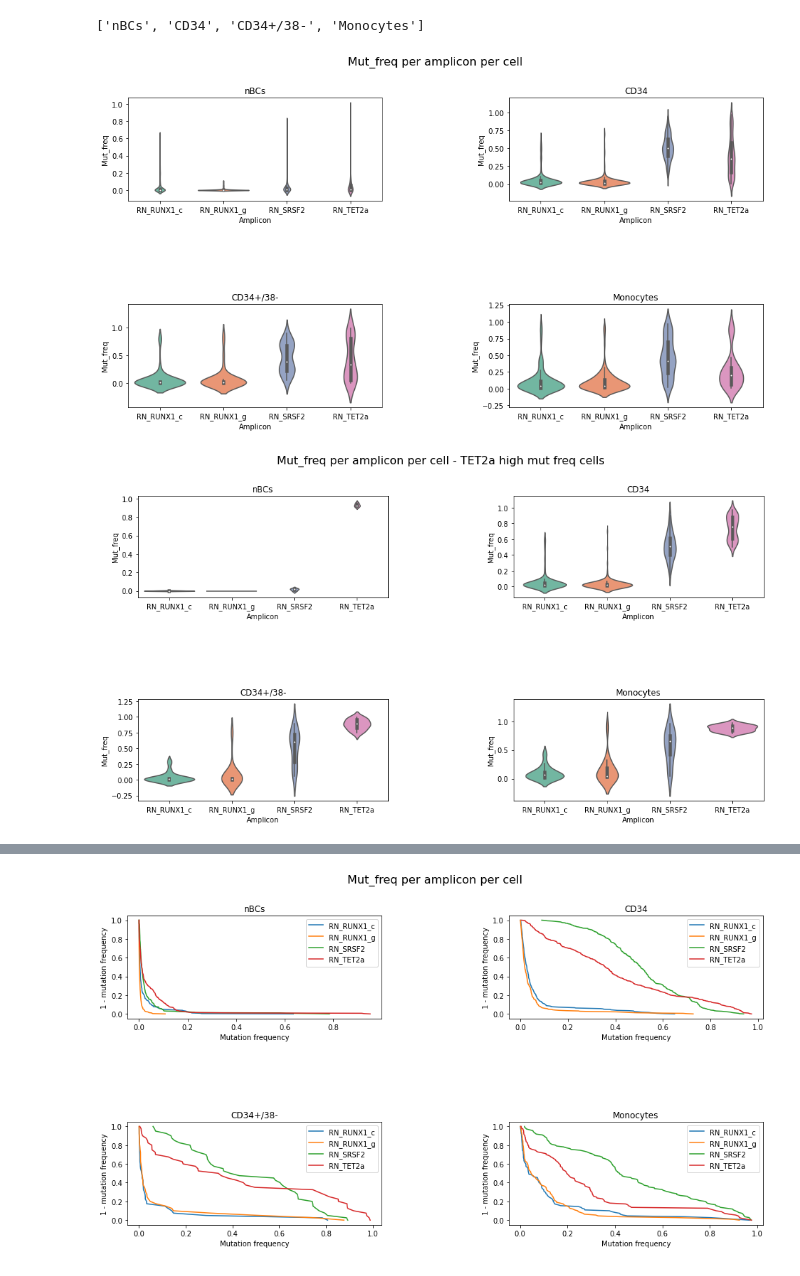
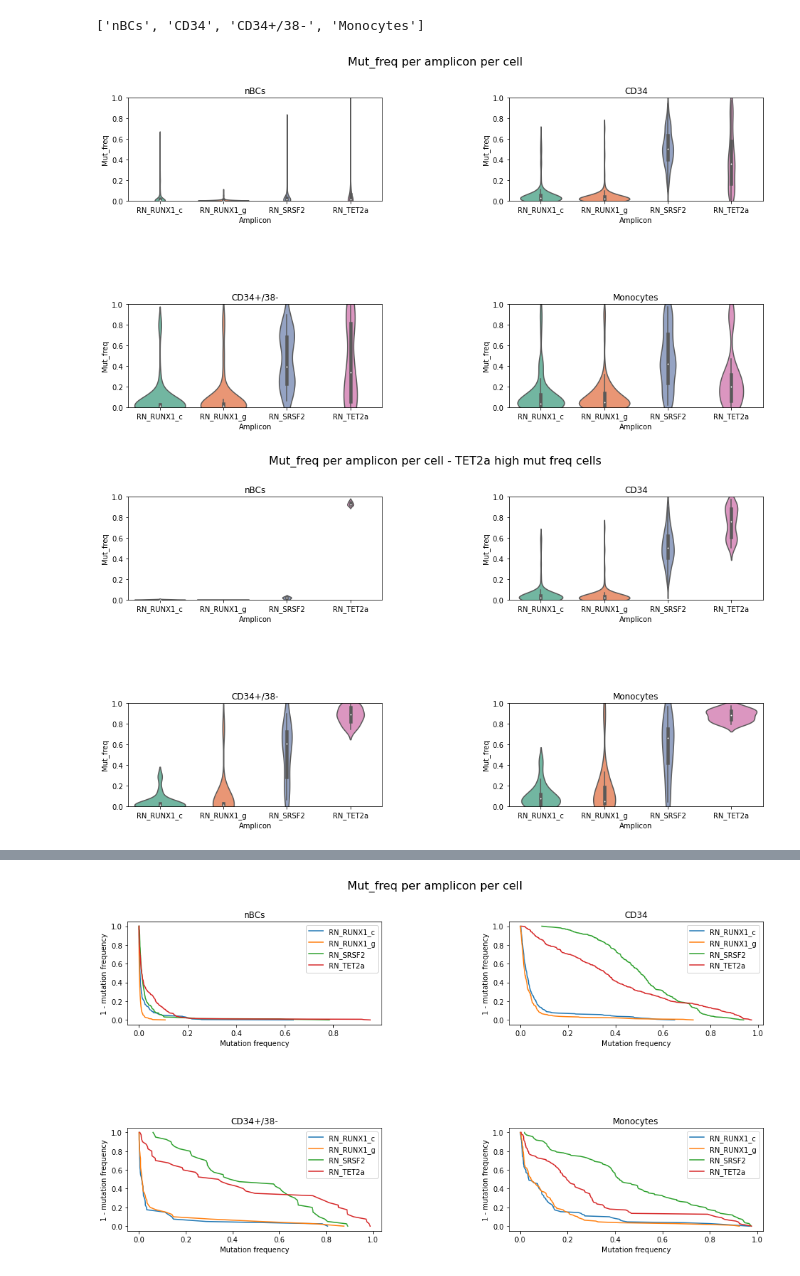
Before and after one commit to AnnatinaSchnegg/AS_amplicons, a Jupyter notebook: Code/Read and amplicon summaries.ipynb, the cells around one changed output, grey strips where cells are left out. Cells and saved outputs as stored; diff of their text form; code cells hidden in the pictures.

```diff
--- a/Code/Read and amplicon summaries.ipynb
+++ b/Code/Read and amplicon summaries.ipynb
@@ -412,13 +412,14 @@ for cell in celltypes:
     count = count + 1
     ax[count] = sns.violinplot(x='Amplicon', y='Mut_freq', data=test5.loc[test5['Cell_type'].isin([cell])], ax = ax[count], palette = 'Set2')
     ax[count].set_title(str(cell))
+    ax[count].set_ylim(0,1)
 
 fig.suptitle('Mut_freq per amplicon per cell', fontsize=16)
 fig.savefig('../Results/Geno_counts/All_mut_freq_per_amplicon.png',dpi=600)
 
 #plt.close() #Plot just goes to file and isn't displayed
 # %% [output]
-[figure, old version]
+[figure, new version]
 # %%
 #let's look at cells with high frequency of TET2a mut
 test6 = test5.loc[test5['Amplicon'].isin(['RN_TET2a'])].loc[test5['Mut_freq'] > 0.5]
@@ -446,22 +447,23 @@ TET2a_h_RUNX1_c_l = test11['Plate_Well'].to_list()
 # %%
 #Plot wells by cell type, TET2 high cells only
 fig, ax = plt.subplots(2,2, figsize = (16, 8))
 fig.subplots_adjust(hspace = 1, wspace=.5)
 ax = ax.ravel()
 
 count = -1
 
 for cell in celltypes:
     count = count + 1
     ax[count] = sns.violinplot(x='Amplicon', y='Mut_freq', data=test5[test5['Plate_Well'].isin(TET2a_high)].loc[test5['Cell_type'].isin([cell])], ax = ax[count], palette = 'Set2')
     ax[count].set_title(str(cell))
+    ax[count].set_ylim(0,1)
 
 fig.suptitle('Mut_freq per amplicon per cell - TET2a high mut freq cells', fontsize=16)
 fig.savefig('../Results/Geno_counts/TET2a_high_mut_freq_per_amplicon.png',dpi=600)
 
 #plt.close() #Plot just goes to file and isn't displayed
 # %% [output]
-[figure, old version]
+[figure, new version]
 # %%
 #Plot wells by cell type, RUNX1_g high cells only
 fig, ax = plt.subplots(2,2, figsize = (16, 8))
```
Also changed, not shown: parts of 23 cells of this notebook, 6 other files.
